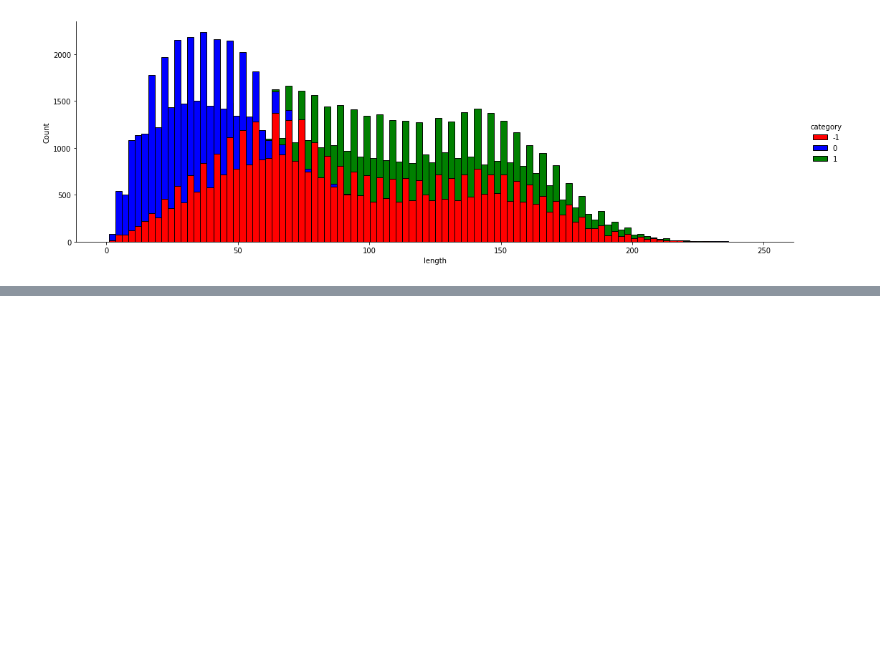
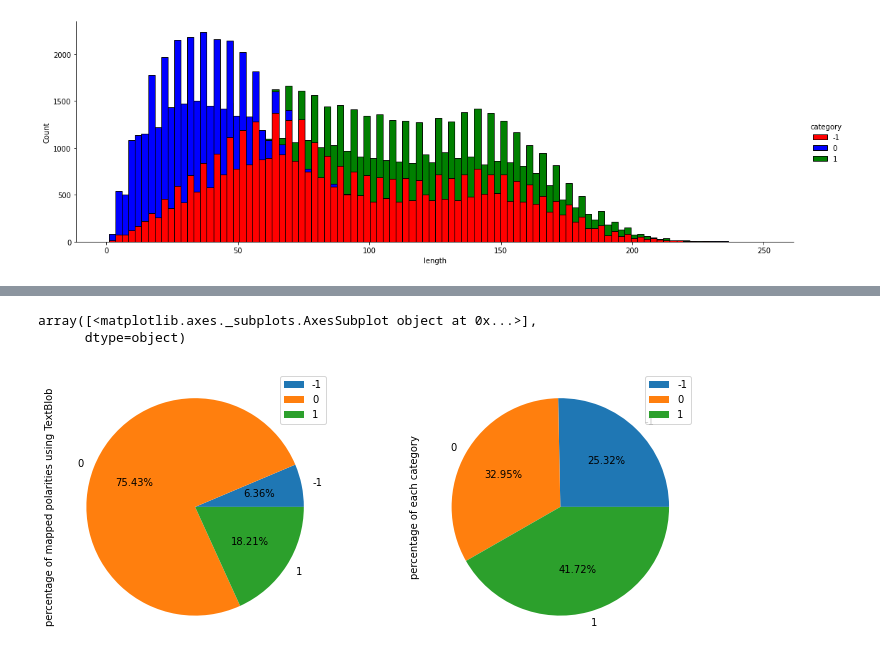
Before and after one commit to beta996/Twitter-Sentiment-Analysis, a Jupyter notebook: MLproject1.ipynb, the cells around one changed output, grey strips where cells are left out. Saved outputs shown, nothing was run; the diff lists cells and outputs as text; code cells hidden in the pictures; blank space fills up the shorter version.

```diff
--- a/MLproject1.ipynb
+++ b/MLproject1.ipynb
@@ -277,0 +357,4 @@ sns.displot(height = 5, data = tweets_stats, x= "length", hue= "category" ,palet
+# %%
+from textblob import TextBlob
+test = preprocessed.copy()
+test['polarity']=test['text'].apply(lambda x:TextBlob(x).sentiment.polarity)
@@ -277,0 +373,24 @@ sns.displot(height = 5, data = tweets_stats, x= "length", hue= "category" ,palet
+# %%
+def map_pol(number):
+  if number<-0.33:
+    return -1
+  elif -0.33<=number<0.33:
+    return 0
+  return 1
+# %%
+test['mapped']=test['polarity'].map(map_pol)
+# %%
+figure, axes = plt.subplots(1, 2)
+# TextBlob polarity
+polarities = test.groupby('mapped').count()
+polarities["percentage of mapped polarities using TextBlob"] = polarities["text"] * 100 / sum(polarities["text"])
+ax = polarities.plot(kind = "pie",y="percentage of mapped polarities using TextBlob",legend=True,figsize=(12,5),autopct="%.2f%%", ax=axes[0])
+
+# oryginal dataset
+categories = preprocessed.groupby('category').count()
+categories["percentage of each category"] = categories["text"] * 100 / sum(categories["text"])
+categories.plot(kind = "pie",y="percentage of each category",legend=True,figsize=(12,5),autopct="%.2f%%", subplots=True, ax=axes[1])
+# %% [output]
+array([<matplotlib.axes._subplots.AxesSubplot object at 0x...>],
+      dtype=object)
+[figure, added]
```
Also changed, not shown: parts of 26 cells of this notebook.
